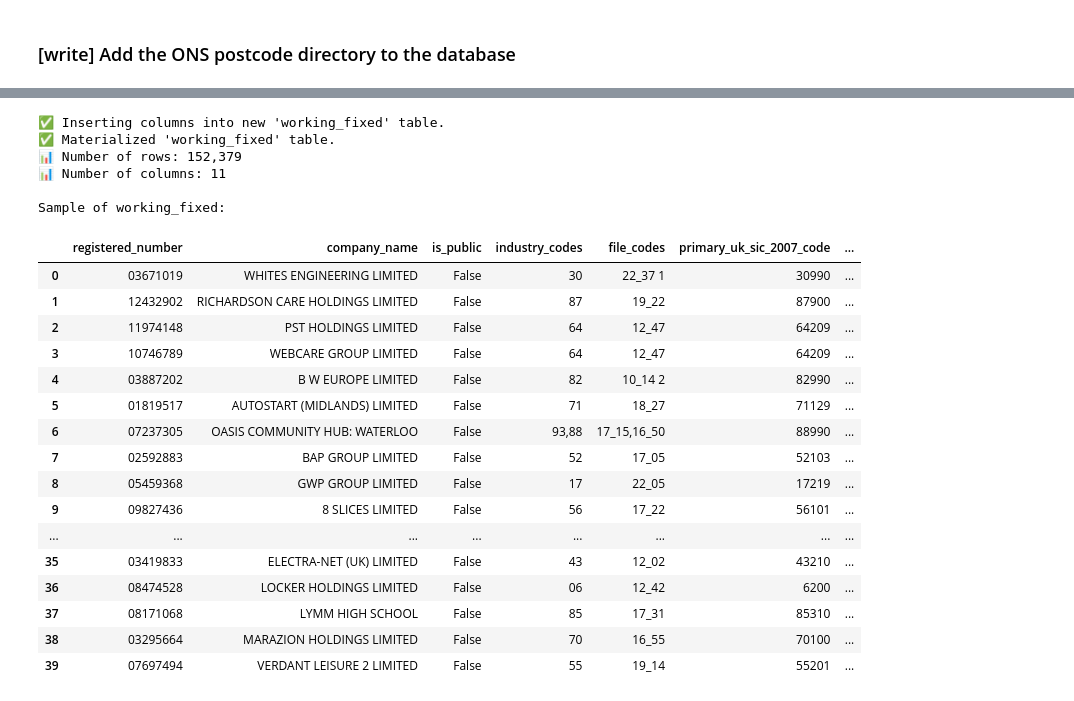
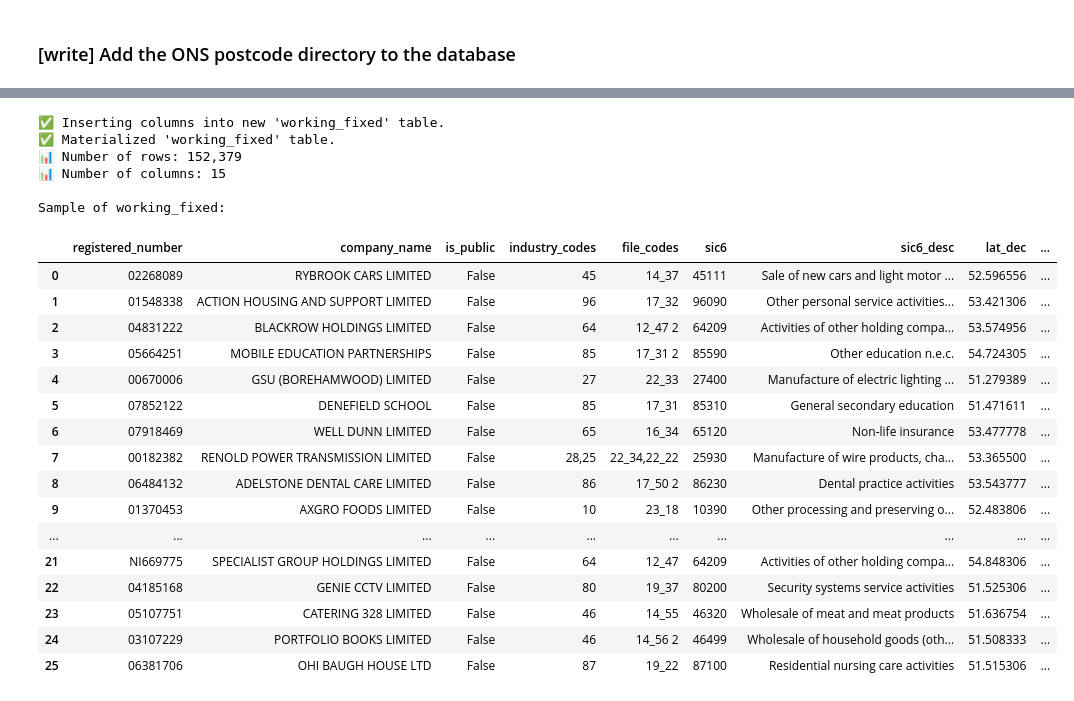
Before and after one commit to aloysiuslip/ucl-diss-ECON0079, a Jupyter notebook: descriptives/src/main_3_geospatial.ipynb, the cells around one changed output, grey strips where cells are left out. Cells and saved outputs as stored; diff of their text form; code cells hidden in the pictures.

```diff
--- a/descriptives/src/main_3_geospatial.ipynb
+++ b/descriptives/src/main_3_geospatial.ipynb
@@ -215,51 +252,56 @@ display(working_fixed_loc.sample(30 / row_count).execute())
 # %%
-working_fixed_skinny = working_fixed    \
-    .mutate(
-        is_public = working_fixed.ticker_symbol.notnull()
-
-    # fame_fixed variables which we want to keep for the regression
-    ).select(
+working_fixed_skinny = (
+    working_fixed
+    .mutate(is_public = working_fixed.ticker_symbol.notnull())
+    .select(
+        # fame_fixed variables which we want to keep for the regression
         'registered_number', 'company_name', 'is_public', 'industry_codes', 'file_codes',
         'primary_uk_sic_2007_code', 'primary_uk_sic_2007_description',
 
-    # new location variables
-        'lat_dec', 'lon_dec', 'address_lvl', 'address_case'
+        # new location variables
+        'lat_dec', 'lon_dec', 'address_lvl', 'address_case', 'extracted_postcode', 'ttwa', 'pc4', 'lat_lon5'
     )
+    .rename(
+        pc8='extracted_postcode',
+        sic6='primary_uk_sic_2007_code',
+        sic6_desc='primary_uk_sic_2007_description'
+    )
+)
 
 print(f"✅ Inserting columns into new '{new_table_name}' table.")
 con.create_table(new_table_name, working_fixed_skinny, overwrite=True)
 
 # Verify the final materialized table
 final_table = con.table(new_table_name)
 row_count = final_table.count().execute()
 col_count = len(final_table.columns)
 
 print(f"✅ Materialized '{new_table_name}' table.")
 print(f"📊 Number of rows: {row_count:,}")
 print(f"📊 Number of columns: {col_count}")
 print(f"\nSample of {new_table_name}:")
 display(final_table.sample(30 / row_count).execute())
 # %% [output]
 ✅ Inserting columns into new 'working_fixed' table.
 ✅ Materialized 'working_fixed' table.
 📊 Number of rows: 152,379
-📊 Number of columns: 11
+📊 Number of columns: 15
 
 Sample of working_fixed:
-|  | registered_number | company_name | is_public | industry_codes | file_codes | primary_uk_sic_2007_code | ... |
-| 0 | 03671019 | WHITES ENGINEERING LIMITED | False | 30 | 22_37 1 | 30990 | ... |
-| 1 | 12432902 | RICHARDSON CARE HOLDINGS LIMITED | False | 87 | 19_22 | 87900 | ... |
-| 2 | 11974148 | PST HOLDINGS LIMITED | False | 64 | 12_47 | 64209 | ... |
-| 3 | 10746789 | WEBCARE GROUP LIMITED | False | 64 | 12_47 | 64209 | ... |
-| 4 | 03887202 | B W EUROPE LIMITED | False | 82 | 10_14 2 | 82990 | ... |
-| 5 | 01819517 | AUTOSTART (MIDLANDS) LIMITED | False | 71 | 18_27 | 71129 | ... |
-| 6 | 07237305 | OASIS COMMUNITY HUB: WATERLOO | False | 93,88 | 17_15,16_50 | 88990 | ... |
-| 7 | 02592883 | BAP GROUP LIMITED | False | 52 | 17_05 | 52103 | ... |
-| 8 | 05459368 | GWP GROUP LIMITED | False | 17 | 22_05 | 17219 | ... |
-| 9 | 09827436 | 8 SLICES LIMITED | False | 56 | 17_22 | 56101 | ... |
-| ... | ... | ... | ... | ... | ... | ... | ... |
-| 35 | 03419833 | ELECTRA-NET (UK) LIMITED | False | 43 | 12_02 | 43210 | ... |
-| 36 | 08474528 | LOCKER HOLDINGS LIMITED | False | 06 | 12_42 | 6200 | ... |
-| 37 | 08171068 | LYMM HIGH SCHOOL | False | 85 | 17_31 | 85310 | ... |
-| 38 | 03295664 | MARAZION HOLDINGS LIMITED | False | 70 | 16_55 | 70100 | ... |
-| 39 | 07697494 | VERDANT LEISURE 2 LIMITED | False | 55 | 19_14 | 55201 | ... |
+|  | registered_number | company_name | is_public | industry_codes | file_codes | sic6 | sic6_desc | lat_dec | ... |
+| 0 | 02268089 | RYBROOK CARS LIMITED | False | 45 | 14_37 | 45111 | Sale of new cars and light motor ... | 52.596556 | ... |
+| 1 | 01548338 | ACTION HOUSING AND SUPPORT LIMITED | False | 96 | 17_32 | 96090 | Other personal service activities... | 53.421306 | ... |
+| 2 | 04831222 | BLACKROW HOLDINGS LIMITED | False | 64 | 12_47 2 | 64209 | Activities of other holding compa... | 53.574956 | ... |
+| 3 | 05664251 | MOBILE EDUCATION PARTNERSHIPS | False | 85 | 17_31 2 | 85590 | Other education n.e.c. | 54.724305 | ... |
+| 4 | 00670006 | GSU (BOREHAMWOOD) LIMITED | False | 27 | 22_33 | 27400 | Manufacture of electric lighting ... | 51.279389 | ... |
+| 5 | 07852122 | DENEFIELD SCHOOL | False | 85 | 17_31 | 85310 | General secondary education | 51.471611 | ... |
+| 6 | 07918469 | WELL DUNN LIMITED | False | 65 | 16_34 | 65120 | Non-life insurance | 53.477778 | ... |
+| 7 | 00182382 | RENOLD POWER TRANSMISSION LIMITED | False | 28,25 | 22_34,22_22 | 25930 | Manufacture of wire products, cha... | 53.365500 | ... |
+| 8 | 06484132 | ADELSTONE DENTAL CARE LIMITED | False | 86 | 17_50 2 | 86230 | Dental practice activities | 53.543777 | ... |
+| 9 | 01370453 | AXGRO FOODS LIMITED | False | 10 | 23_18 | 10390 | Other processing and preserving o... | 52.483806 | ... |
+| ... | ... | ... | ... | ... | ... | ... | ... | ... | ... |
+| 21 | NI669775 | SPECIALIST GROUP HOLDINGS LIMITED | False | 64 | 12_47 | 64209 | Activities of other holding compa... | 54.848306 | ... |
+| 22 | 04185168 | GENIE CCTV LIMITED | False | 80 | 19_37 | 80200 | Security systems service activities | 51.525306 | ... |
+| 23 | 05107751 | CATERING 328 LIMITED | False | 46 | 14_55 | 46320 | Wholesale of meat and meat products | 51.636754 | ... |
+| 24 | 03107229 | PORTFOLIO BOOKS LIMITED | False | 46 | 14_56 2 | 46499 | Wholesale of household goods (oth... | 51.508333 | ... |
+| 25 | 06381706 | OHI BAUGH HOUSE LTD | False | 87 | 19_22 | 87100 | Residential nursing care activities | 51.515306 | ... |
```
Also changed, not shown: parts of 7 cells of this notebook, 9 other files.
